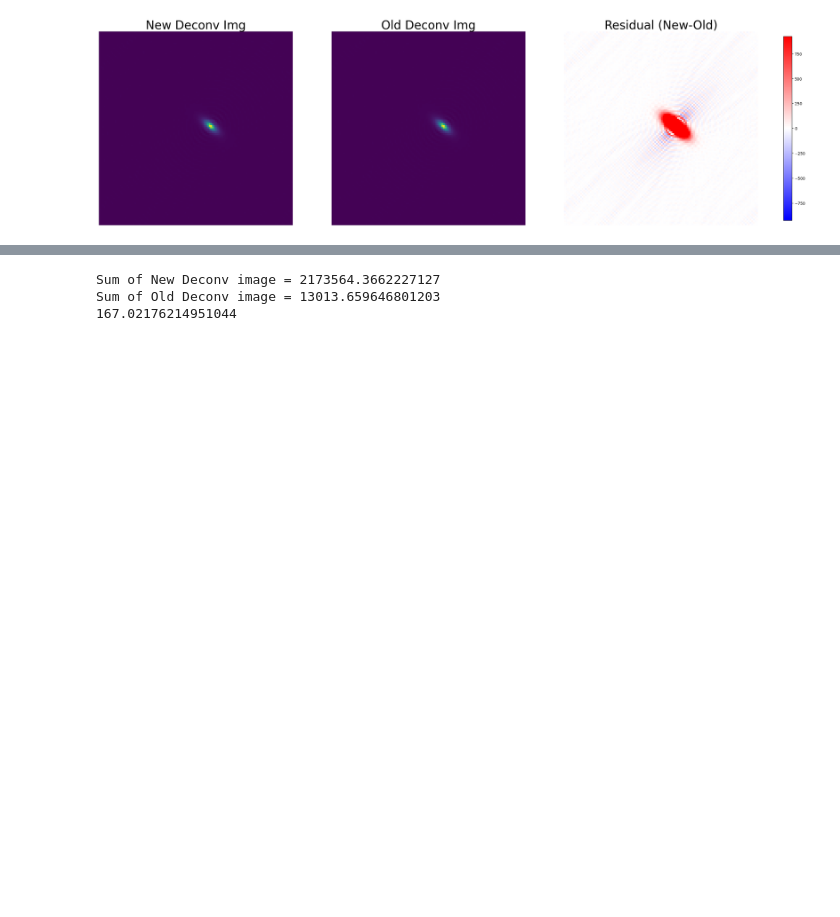
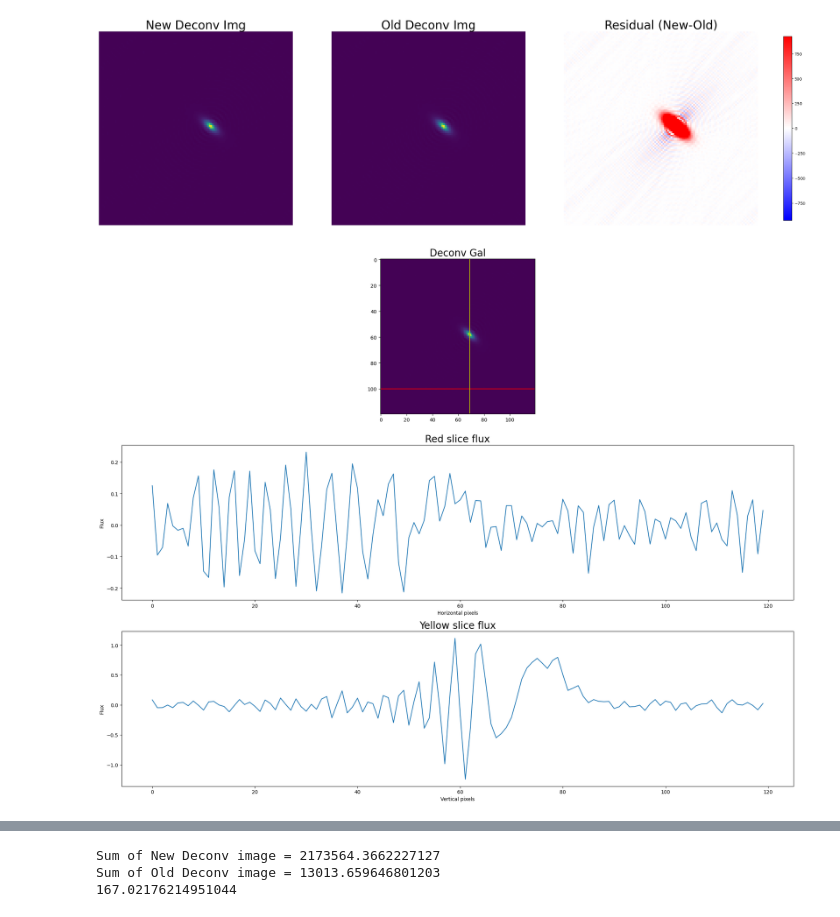
Before and after one commit to MatthewDowicz/Blending, a Jupyter notebook: 03b_Getting_PSF_from_BTK_Scripts.ipynb, the cells around one changed output, grey strips where cells are left out. Cells and saved outputs as stored; diff of their text form; code cells hidden in the pictures; blank space fills up the shorter version.

```diff
--- a/03b_Getting_PSF_from_BTK_Scripts.ipynb
+++ b/03b_Getting_PSF_from_BTK_Scripts.ipynb
@@ -335,3 +431,7 @@ Sum of New Deconv image = 1077103.384680074
 Sum of Old Deconv image = 6448.880498074848
 167.02176214951047
 [figure]
+# %%
+vis_ringing(img=deconv_img_old, x_idx=69, y_idx=100)
+# %% [output]
+[figure, added]
```
Also changed, not shown: parts of 19 cells of this notebook.
